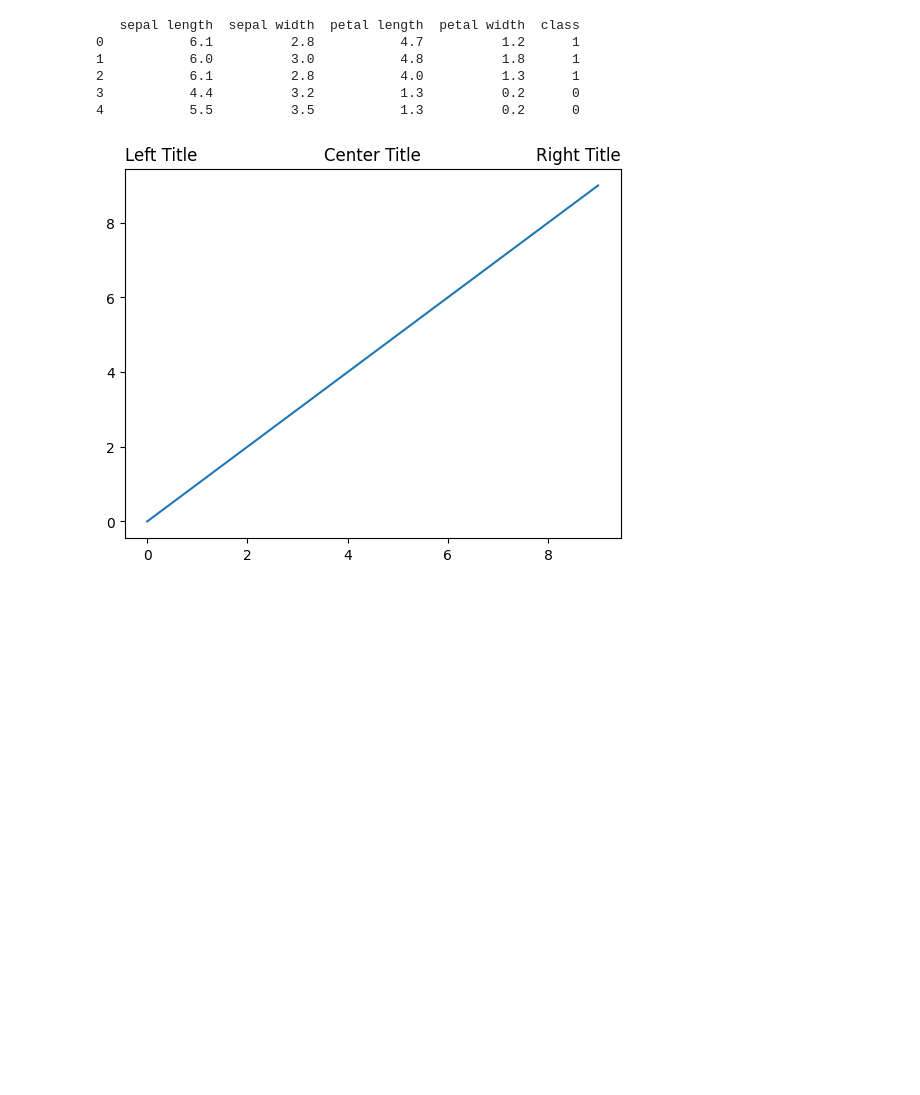
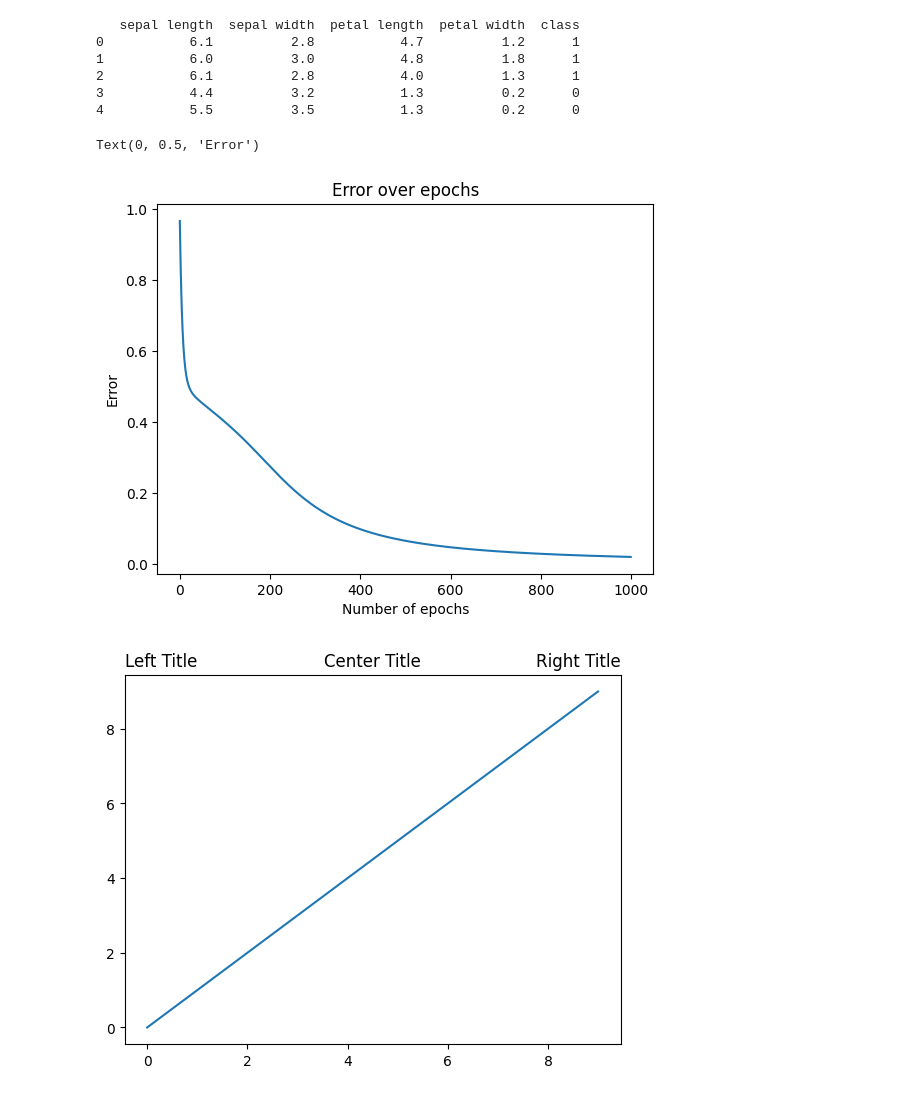
Before and after one commit to MatthiasMuc/ml-tutorial, a Jupyter notebook: notepads/AI Engineer/02-MB_pytorch_NN.ipynb, the cells around one changed output. Cells and saved outputs as stored; diff of their text form; code cells hidden in the pictures; blank space fills up the shorter version.

```diff
--- a/notepads/AI Engineer/02-MB_pytorch_NN.ipynb
+++ b/notepads/AI Engineer/02-MB_pytorch_NN.ipynb
@@ -114,6 +114,15 @@ for epoch in range(numEpochs):
 2           6.1          2.8           4.0          1.3      1
 3           4.4          3.2           1.3          0.2      0
 4           5.5          3.5           1.3          0.2      0
+# %%
+# +++ Visualization +++
+plt.plot(errArr)
+plt.title("Error over epochs")
+plt.xlabel("Number of epochs")
+plt.ylabel("Error")
+# %% [output]
+Text(0, 0.5, 'Error')
+[figure, added]
 # %%
 plt.plot(range(10))
 plt.title("AAA")
```
